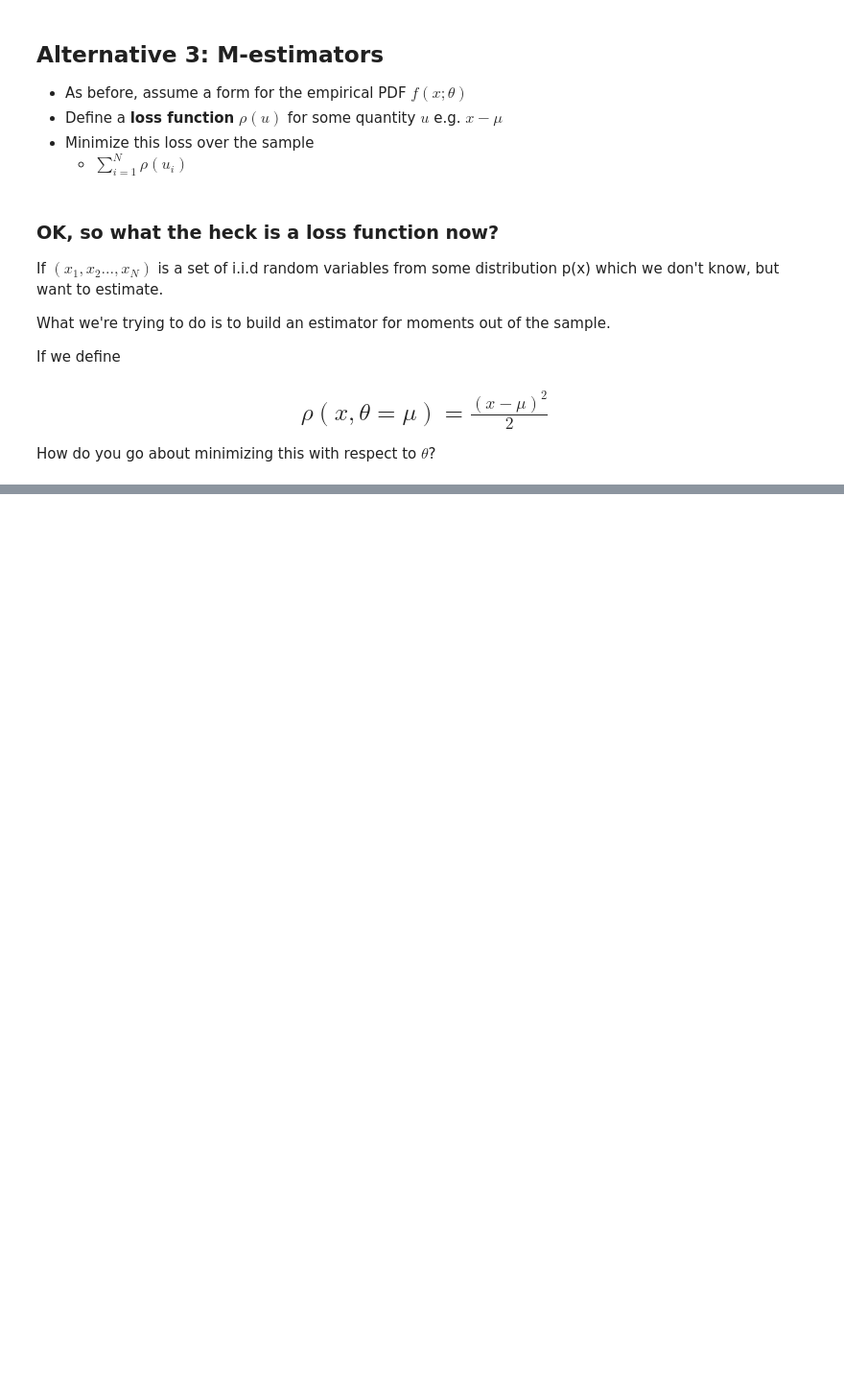
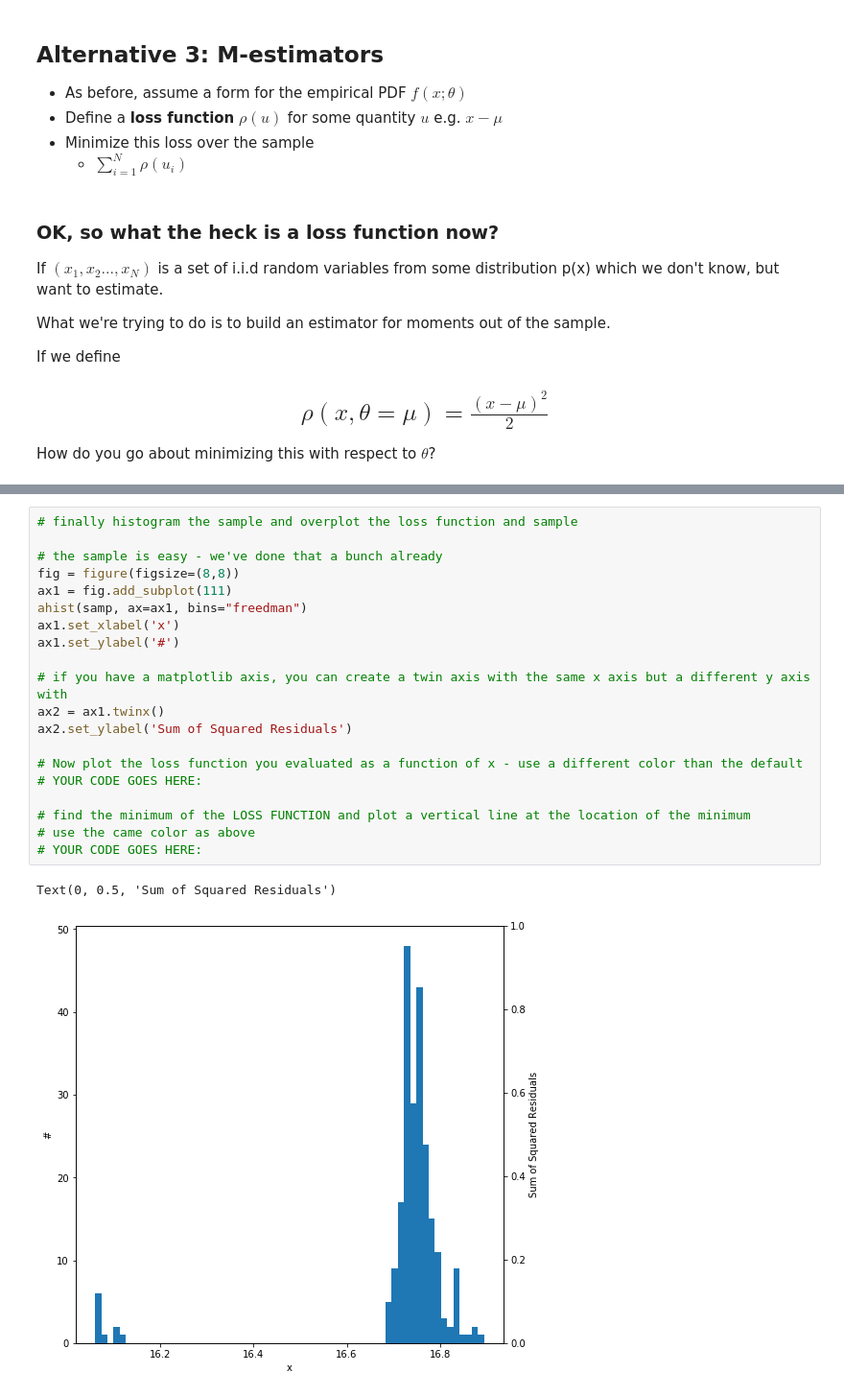
Before and after one commit to gnarayan/ast596_2020_Spring, a Jupyter notebook: 02/week02.ipynb, the cells around one changed output, grey strips where cells are left out. Shown at 96% size. Cells and saved outputs as stored; diff of their text form; blank space fills up the shorter version.

```diff
--- a/02/week02.ipynb
+++ b/02/week02.ipynb
@@ -448 +478,24 @@ Of the loss functions, this is the nicest behaved - it's **convex** and **differ
+# %%
+# finally histogram the sample and overplot the loss function and sample
+
+# the sample is easy - we've done that a bunch already
+fig = figure(figsize=(8,8))
+ax1 = fig.add_subplot(111)
+ahist(samp, ax=ax1, bins="freedman")
+ax1.set_xlabel('x')
+ax1.set_ylabel('#')
+
+# if you have a matplotlib axis, you can create a twin axis with the same x axis but a different y axis with
+ax2 = ax1.twinx()
+ax2.set_ylabel('Sum of Squared Residuals')
+
+# Now plot the loss function you evaluated as a function of x - use a different color than the default
+# YOUR CODE GOES HERE:
+
+# find the minimum of the LOSS FUNCTION and plot a vertical line at the location of the minimum
+# use the came color as above
+# YOUR CODE GOES HERE:
+# %% [output]
+Text(0, 0.5, 'Sum of Squared Residuals')
+[figure, added]
 # %% [markdown]
```
Also changed, not shown: parts of 43 cells of this notebook.
